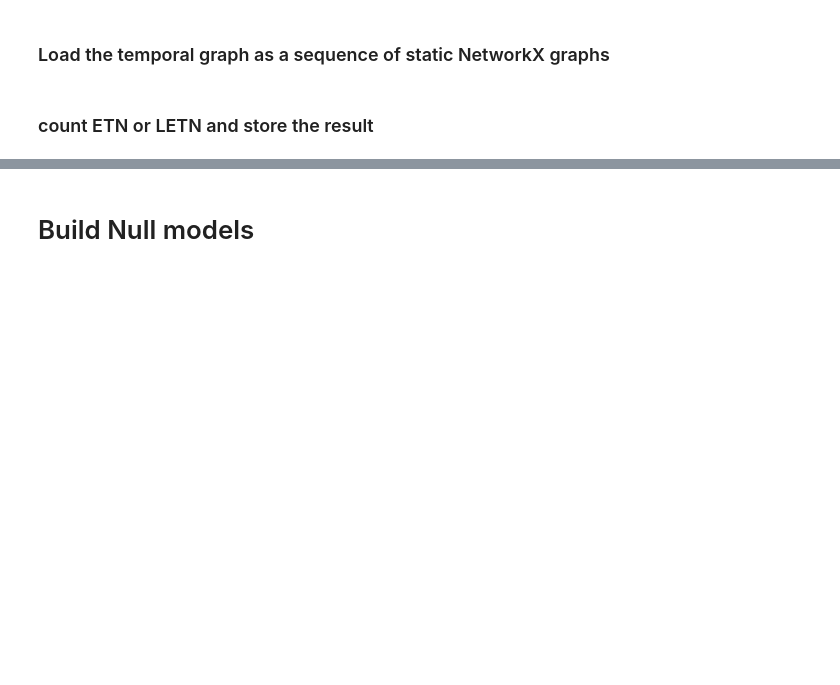
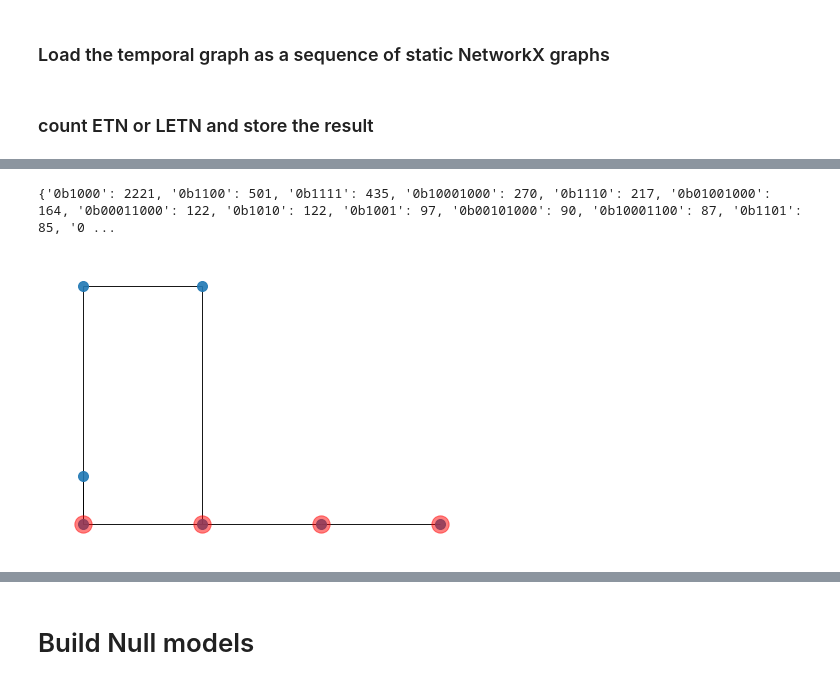
Before and after one commit to AntonioLonga/Egocentric-Temporal-Motifs-Miner-ETMM, a Jupyter notebook: Example ETMM.ipynb, the cells around one changed output, grey strips where cells are left out. Cells and saved outputs as stored; diff of their text form; code cells hidden in the pictures; blank space fills up the shorter version.

```diff
--- a/Example ETMM.ipynb
+++ b/Example ETMM.ipynb
@@ -36,7 +39,16 @@ file stored in:         res/LH10/ETNS/gap_299_k_3.json
+# %%
+print(S)
+# %% [output]
+{'0b1000': 2221, '0b1100': 501, '0b1111': 435, '0b10001000': 270, '0b1110': 217, '0b01001000': 164, '0b00011000': 122, '0b1010': 122, '0b1001': 97, '0b00101000': 90, '0b10001100': 87, '0b1101': 85, '0 ...
 # %%
 # load etns
 SS = load_etns(file_name,gap,k,label=label)
 assert(SS == S)
+# %%
+S_array = list(S.keys())
+draw_ETN(from_ETNS_to_ETN(S_array[10],k=3,meta=None),multiple=False)
+# %% [output]
+[figure, added]
 # %%
 # plot 6 most frequent ETN
 fig_per_row = 6
```
Also changed, not shown: parts of 9 cells of this notebook, 47 other files.
